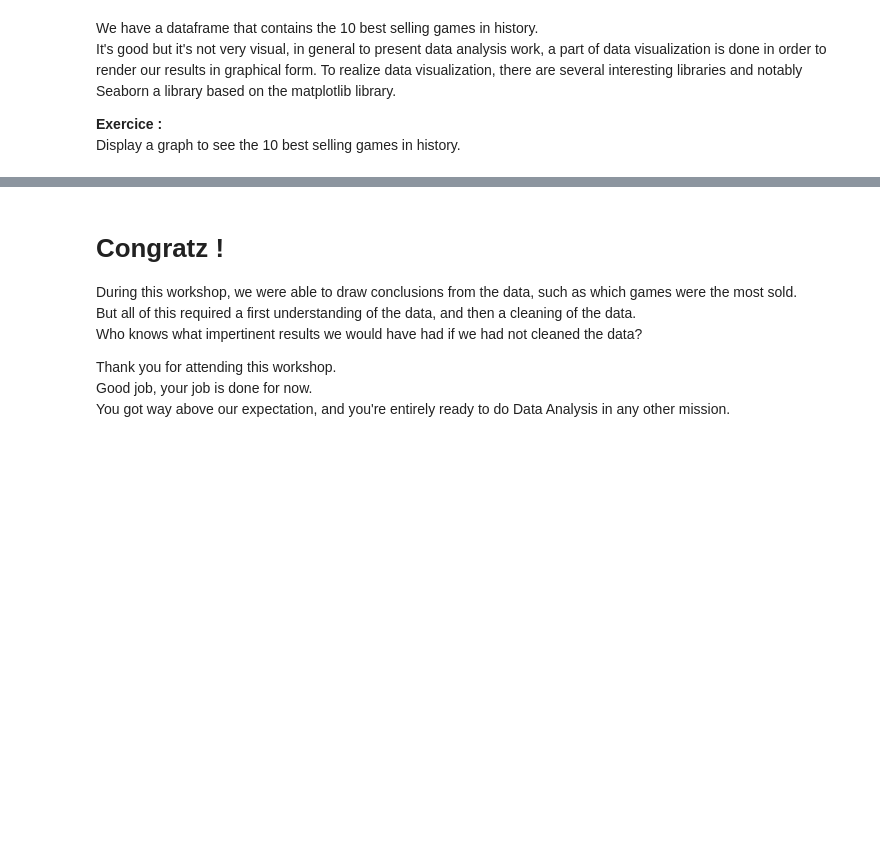
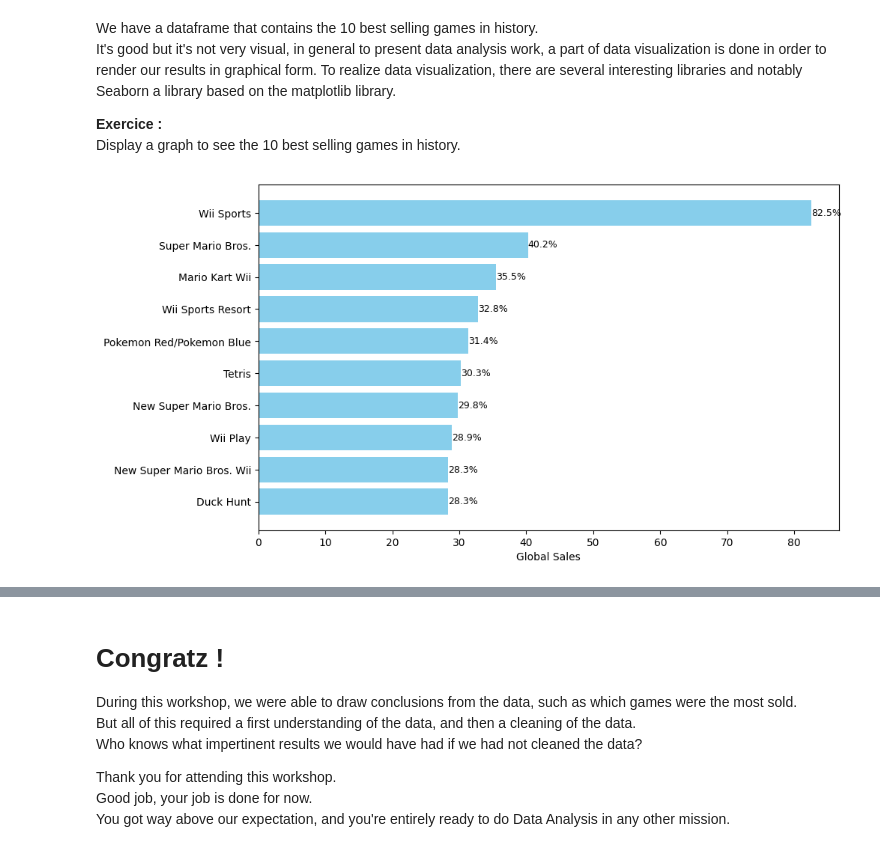
Before and after one commit to PoC-Community/ia-pandas-pmael, a Jupyter notebook: 2.video_games_data_visualisation.ipynb, the cells around one changed output, grey strips where cells are left out. Cells and saved outputs as stored; diff of their text form; code cells hidden in the pictures; blank space fills up the shorter version.

````diff
--- a/2.video_games_data_visualisation.ipynb
+++ b/2.video_games_data_visualisation.ipynb
@@ -302,6 +306,8 @@ Be careful, this technique must be used sparingly or the results may be strongly
 Replace the undefined values in the ```Genre``` column with the mode.
 # %%
 # Filling NaN values in Genre with the mode
+genre_mode = df['Genre'].mode()[0]
+df['Genre'].fillna(genre_mode, inplace=True)
 # %% [markdown]
 When a column that contains unique values also contains undefined values, we prefer to delete the rows that have undefined values.\
 This method is used for proper names, or ids for example.
@@ -313,4 +319,5 @@
 
 print('Before ', df.shape)
 # code here ->
+df.dropna(subset=['Name'], inplace=True)
 print('After ', df.shape)
@@ -326,4 +336,5 @@
 
 print('Before ', df.shape)
 # code here ->
+df.dropna(subset=['Year_of_Release'], inplace=True)
 print('After ', df.shape)
@@ -339,6 +353,7 @@
 
 print('Before ', df.shape)
 # code here ->
+df.dropna(subset=['Publisher'], inplace=True)
 print('After ', df.shape)
 print('-'*20)
 print(df.isna().sum())
@@ -382,6 +426,18 @@ To realize data visualization, there are several interesting libraries and notab
 Display a graph to see the 10 best selling games in history.
 # %%
 # Graph top 10 games by global sales.
+top_10_games = df[['Name', 'Global_Sales']].nlargest(10, 'Global_Sales')
+plt.figure(figsize=(10, 6))
+plt.barh(top_10_games['Name'], top_10_games['Global_Sales'], color='skyblue')
+plt.xlabel('Global Sales')
+plt.gca().invert_yaxis()
+for bar in bars:
+    width = bar.get_width()
+    plt.text(width, bar.get_y() + bar.get_height()/2, f'{width:.1f}%',
+             va='center', ha='left', color='black', fontsize=9)
+plt.show()
+# %% [output]
+[figure, added]
 # %% [markdown]
 **Expected output:**\
 <img src="./image/graph.png"/>
````
Also changed, not shown: parts of 5 cells of this notebook.
